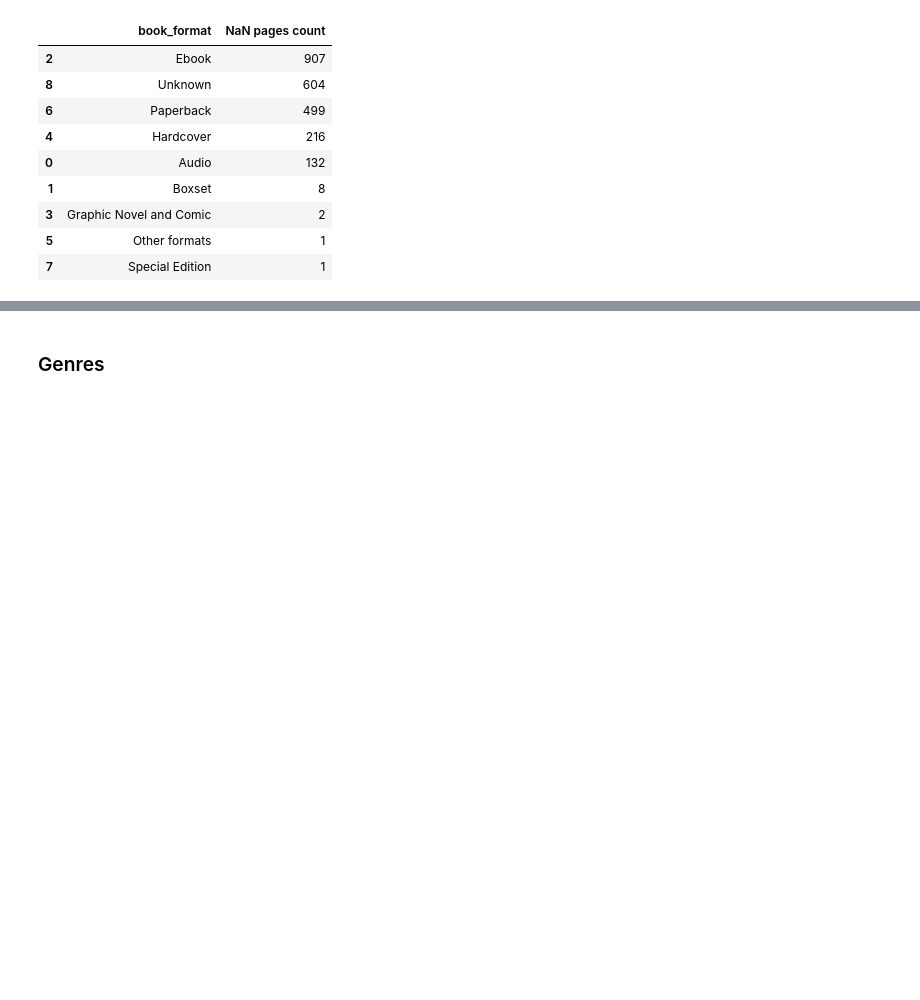
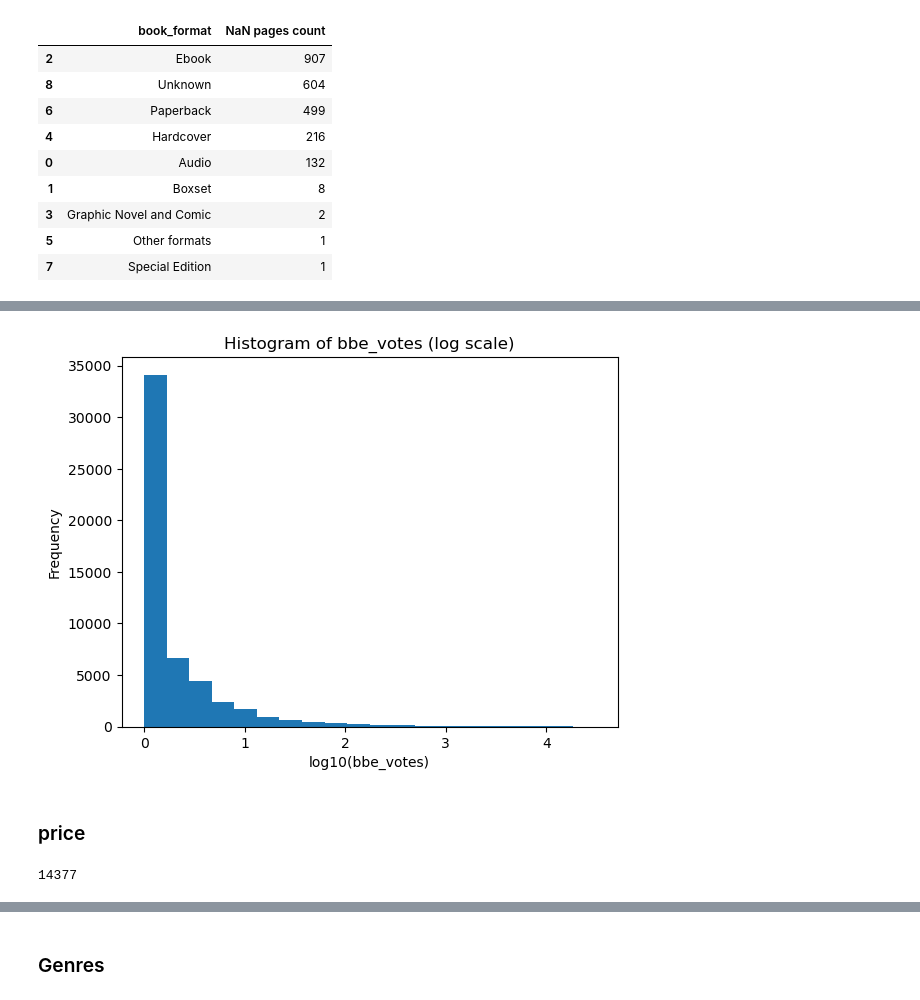
Before and after one commit to alleida23/Final_Project, a Jupyter notebook: goodreads_data.ipynb, the cells around one changed output, grey strips where cells are left out. Drawn from its saved outputs; the diff is of its cells as text; code cells hidden in the pictures; blank space fills up the shorter version.

```diff
--- a/goodreads_data.ipynb
+++ b/goodreads_data.ipynb
@@ -1698,0 +1564,8 @@ gr_data.to_csv('gr_data_clean_cat_num')
+# %%
+# Log Transformation
+
+# Calculate the logarithm of non-zero scores and store the results in a new Series
+nonzero_scores_log = np.log10(gr_data.loc[gr_data['bbe_score'] > 0, 'bbe_score'])
+
+# Replace the original bbe_score column with the new logarithmic values
+gr_data.loc[gr_data['bbe_score'] > 0, 'bbe_score'] = nonzero_scores_log
@@ -1698,0 +1698,16 @@ gr_data.to_csv('gr_data_clean_cat_num')
+# %%
+# Calculate the logarithm of non-zero values in the "bbe_votes" column and store the results in a new Series
+log_bbe_votes = np.log10(gr_data['bbe_votes'][gr_data['bbe_votes'] > 0])
+
+# Create a histogram of the log-transformed "bbe_votes" variable
+plt.hist(log_bbe_votes, bins=20)
+
+# Add axis labels and a title to the plot
+plt.xlabel('log10(bbe_votes)')
+plt.ylabel('Frequency')
+plt.title('Histogram of bbe_votes (log scale)')
+
+# Display the plot
+plt.show()
+# %% [output]
+[figure, added]
@@ -1698,0 +1721,6 @@ gr_data.to_csv('gr_data_clean_cat_num')
+# %% [markdown]
+### price
+# %%
+gr_data['price'].isna().sum()
+# %% [output]
+14377
```
Also changed, not shown: parts of 193 cells of this notebook.
